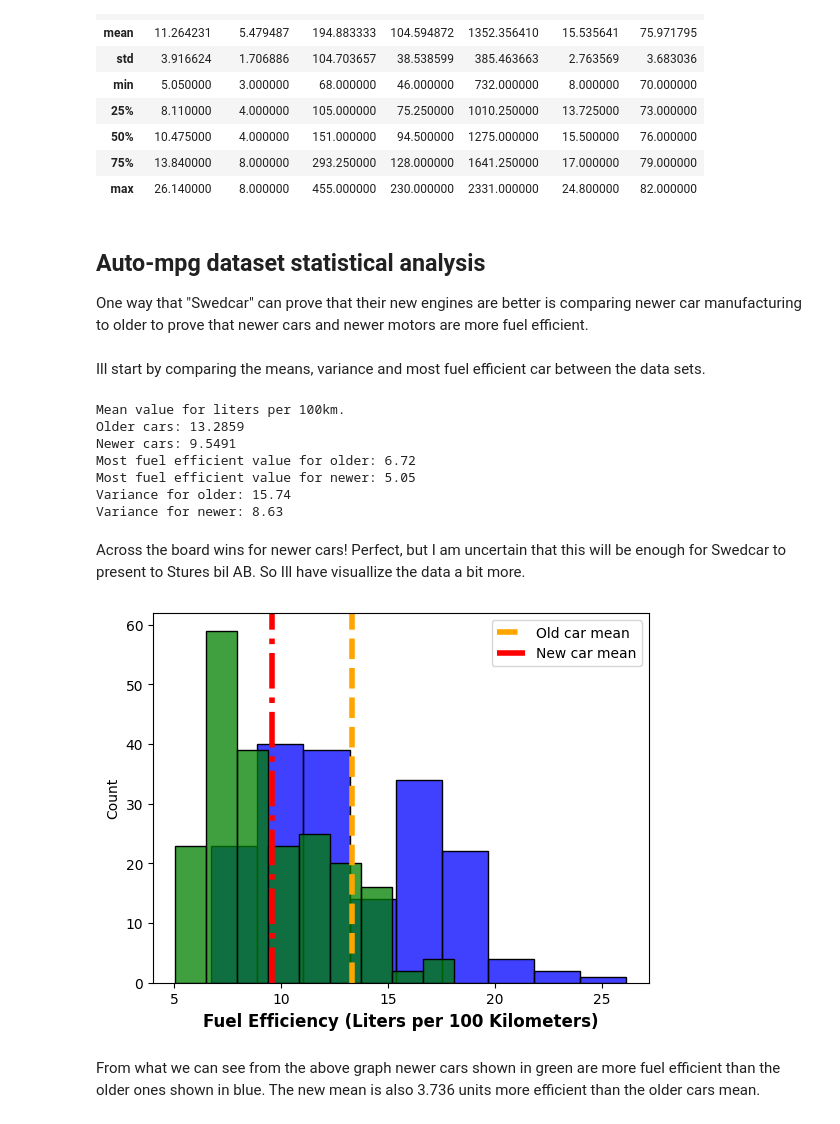
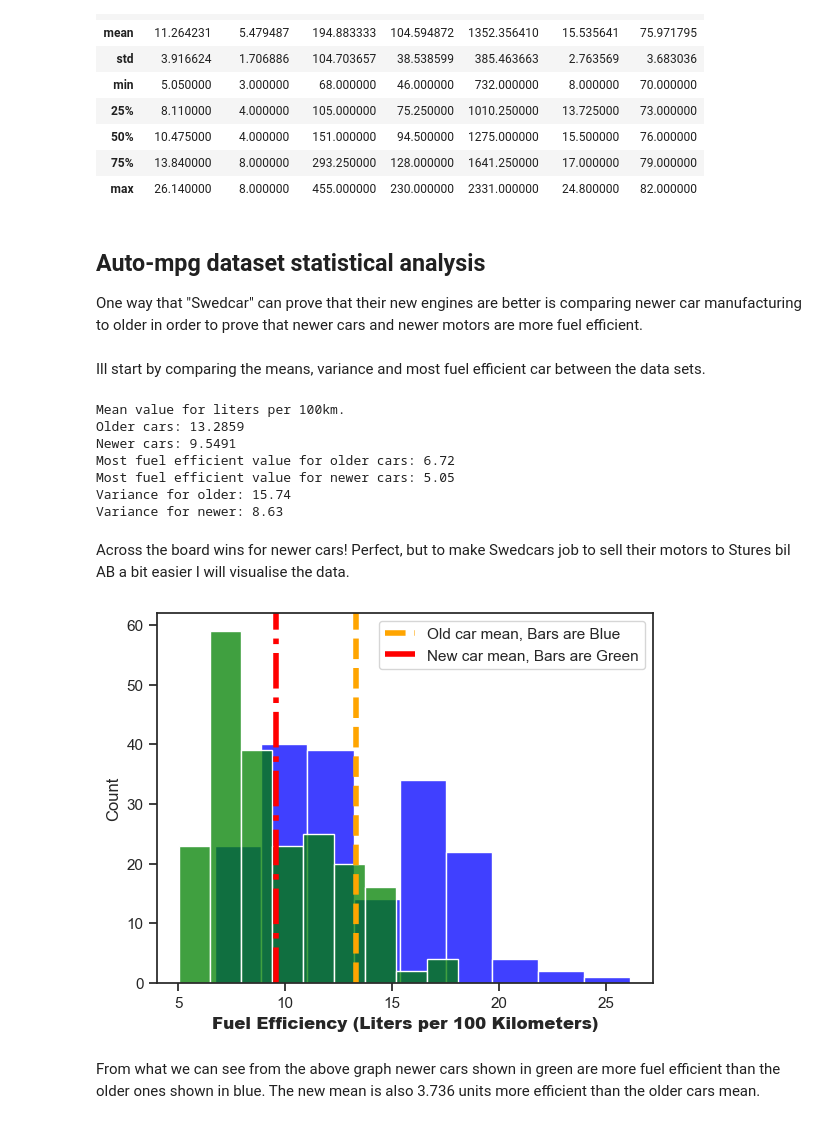
Before and after one commit to Rufshod/Statistical_Analysis_Alexander_Andersson, a Jupyter notebook: Lab/Lab_cars.ipynb, the cells around one changed output. Cells and saved outputs as stored; diff of their text form; code cells hidden in the pictures.

```diff
--- a/Lab/Lab_cars.ipynb
+++ b/Lab/Lab_cars.ipynb
@@ -15,6 +15,8 @@ import numpy as np
 import statsmodels.api as sm
 from statsmodels.formula.api import ols
 from Functions import func_rename, func_conversion
+
+sns.set_theme(style="ticks") # Setting the theme for all plots
 # %% [markdown]
 Attribute Information:
 
@@ -116,7 +118,7 @@ cars.describe()
 # %% [markdown]
 ## Auto-mpg dataset statistical analysis
 
-One way that "Swedcar" can prove that their new engines are better is comparing newer car manufacturing to older to prove that newer cars and newer motors are more fuel efficient.
+One way that "Swedcar" can prove that their new engines are better is comparing newer car manufacturing to older in order to prove that newer cars and newer motors are more fuel efficient.
 # %%
 # Ill start by splitting the data set. into two parts dependant of the year.
 cars["model_year"].unique()
@@ -128,28 +130,28 @@ Ill start by comparing the means, variance and most fuel efficient car between t
 new_car_mean = cars_newer["lper100km"].mean()
 old_car_mean = cars_older["lper100km"].mean()
 print(f"Mean value for liters per 100km.\nOlder cars: {round(old_car_mean, 4)}\nNewer cars: {round(new_car_mean, 4)}")
-print(f"Most fuel efficient value for older: {cars_older['lper100km'].min()}\nMost fuel efficient value for newer: {cars_newer['lper100km'].min()}")
+print(f"Most fuel efficient value for older cars: {cars_older['lper100km'].min()}\nMost fuel efficient value for newer cars: {cars_newer['lper100km'].min()}")
 print(f"Variance for older: {round(cars_older['lper100km'].var(), 2)}\nVariance for newer: {round(cars_newer['lper100km'].var(), 2)}")
 # %% [output]
 Mean value for liters per 100km.
 Older cars: 13.2859
 Newer cars: 9.5491
-Most fuel efficient value for older: 6.72
-Most fuel efficient value for newer: 5.05
+Most fuel efficient value for older cars: 6.72
+Most fuel efficient value for newer cars: 5.05
 Variance for older: 15.74
 Variance for newer: 8.63
 # %% [markdown]
-Across the board wins for newer cars! Perfect, but I am uncertain that this will be enough for Swedcar to present to Stures bil AB. So Ill have visuallize the data a bit more.
+Across the board wins for newer cars! Perfect, but to make Swedcars job to sell their motors to Stures bil AB a bit easier I will visualise the data.
 # %%
 # Lets compare the two data sets in a graph:
 
-ax_1 = sns.histplot(cars_older, x = "lper100km", color = "blue",).axvline(old_car_mean,  linestyle="--", linewidth=4, label="Old car mean", color="orange")
-ax_2 = sns.histplot(cars_newer, x = "lper100km", color = "green",).axvline(new_car_mean,  linestyle="-.", linewidth=4, label="New car mean",color="red")
+ax_1 = sns.histplot(cars_older, x = "lper100km", color = "blue",).axvline(old_car_mean,  linestyle="--", linewidth=4, label="Old car mean, Bars are Blue", color="orange")
+ax_2 = sns.histplot(cars_newer, x = "lper100km", color = "green",).axvline(new_car_mean,  linestyle="-.", linewidth=4, label="New car mean, Bars are Green",color="red")
 plt.xlabel("Fuel Efficiency (Liters per 100 Kilometers)", size = 12, weight=900 )
 plt.legend();
-# TODO ADD THAT GREEN CARS ARE NEWER BLUE ARE OLDER
+plt.show()
 # %% [output]
-[figure, old version]
+[figure, new version]
 # %% [markdown]
 From what we can see from the above graph newer cars shown in green are more fuel efficient than the older ones shown in blue.
 The new mean is also 3.736 units more efficient than the older cars mean.
```
Also changed, not shown: parts of 13 cells of this notebook.
